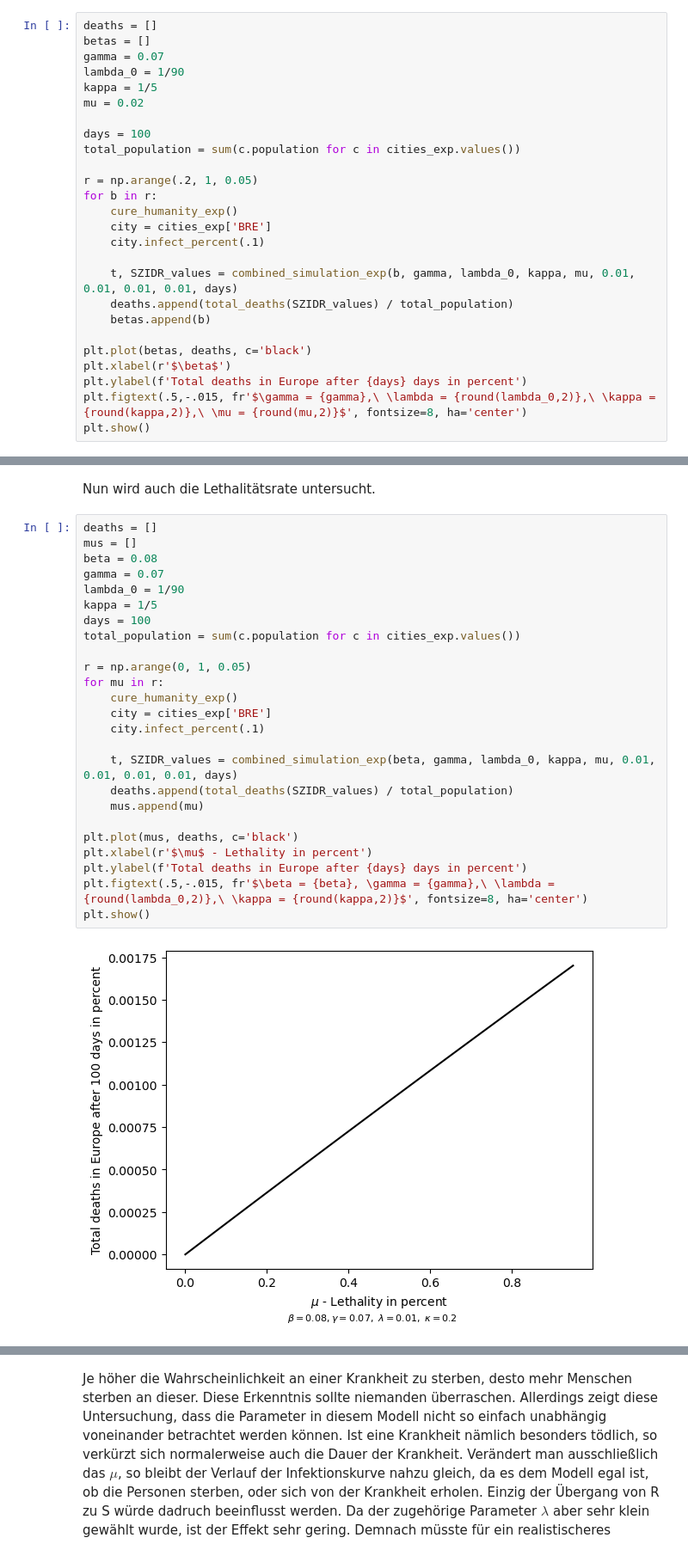
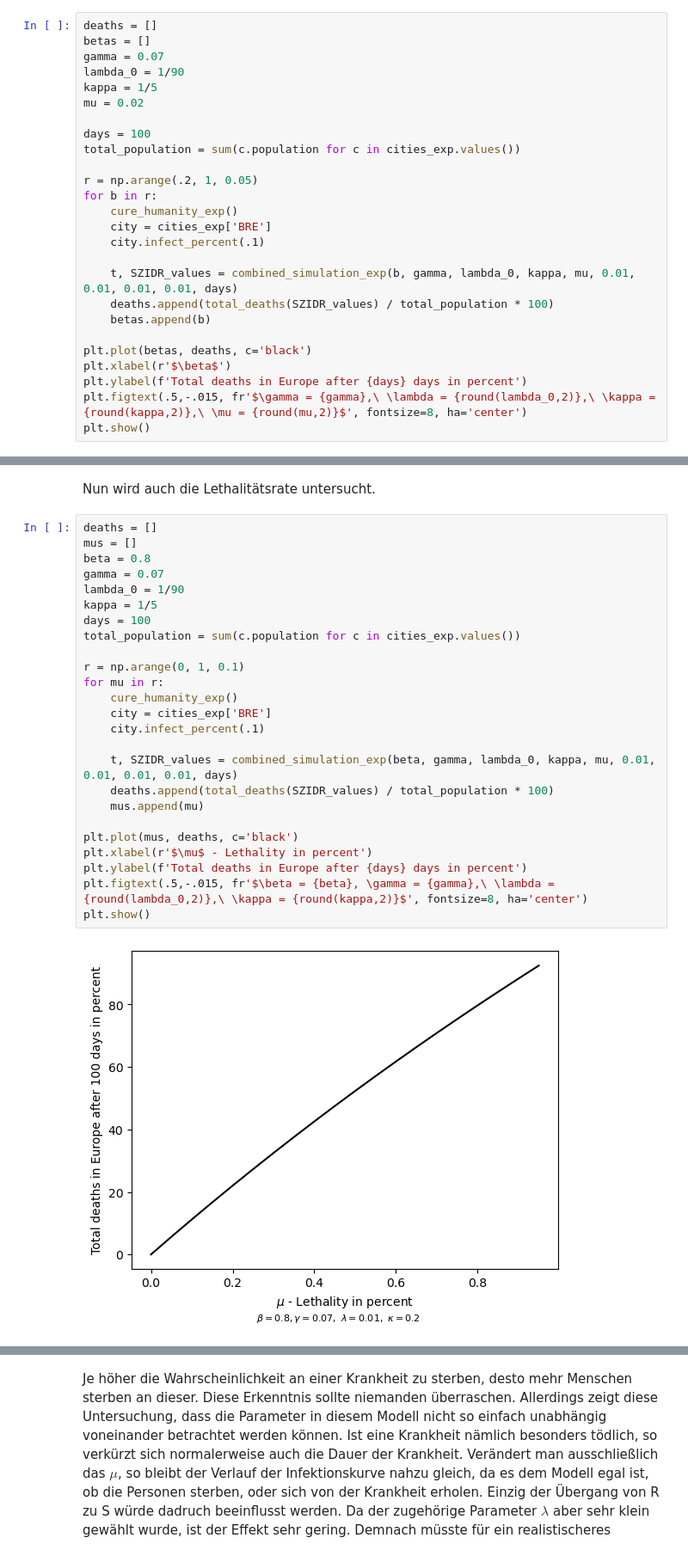
Before and after one commit to LoloSpirit/PlagueInc, a Jupyter notebook: Ausarbeitung_Projekt.ipynb, the cells around one changed output, grey strips where cells are left out. Shown at 86% size. Cells and saved outputs as stored; diff of their text form.

```diff
--- a/Ausarbeitung_Projekt.ipynb
+++ b/Ausarbeitung_Projekt.ipynb
@@ -1254,7 +1251,7 @@ for b in r:
     city.infect_percent(.1)
 
     t, SZIDR_values = combined_simulation_exp(b, gamma, lambda_0, kappa, mu, 0.01, 0.01, 0.01, 0.01, days)
-    deaths.append(total_deaths(SZIDR_values) / total_population)
+    deaths.append(total_deaths(SZIDR_values) / total_population * 100)
     betas.append(b)
 
 plt.plot(betas, deaths, c='black')
@@ -1271,27 +1268,27 @@ Nun wird auch die Lethalitätsrate untersucht.
 # %%
 deaths = []
 mus = []
-beta = 0.08
+beta = 0.8
 gamma = 0.07
 lambda_0 = 1/90
 kappa = 1/5
 days = 100
 total_population = sum(c.population for c in cities_exp.values())
 
-r = np.arange(0, 1, 0.05)
+r = np.arange(0, 1, 0.1)
 for mu in r:
     cure_humanity_exp()
     city = cities_exp['BRE']
     city.infect_percent(.1)
 
     t, SZIDR_values = combined_simulation_exp(beta, gamma, lambda_0, kappa, mu, 0.01, 0.01, 0.01, 0.01, days)
-    deaths.append(total_deaths(SZIDR_values) / total_population)
+    deaths.append(total_deaths(SZIDR_values) / total_population * 100)
     mus.append(mu)
 
 plt.plot(mus, deaths, c='black')
 plt.xlabel(r'$\mu$ - Lethality in percent')
 plt.ylabel(f'Total deaths in Europe after {days} days in percent')
 plt.figtext(.5,-.015, fr'$\beta = {beta}, \gamma = {gamma},\ \lambda = {round(lambda_0,2)},\ \kappa = {round(kappa,2)}$', fontsize=8, ha='center')
 plt.show()
 # %% [output]
-[figure, old version]
+[figure, new version]
```
Also changed, not shown: parts of 7 cells of this notebook, 1 other file.
